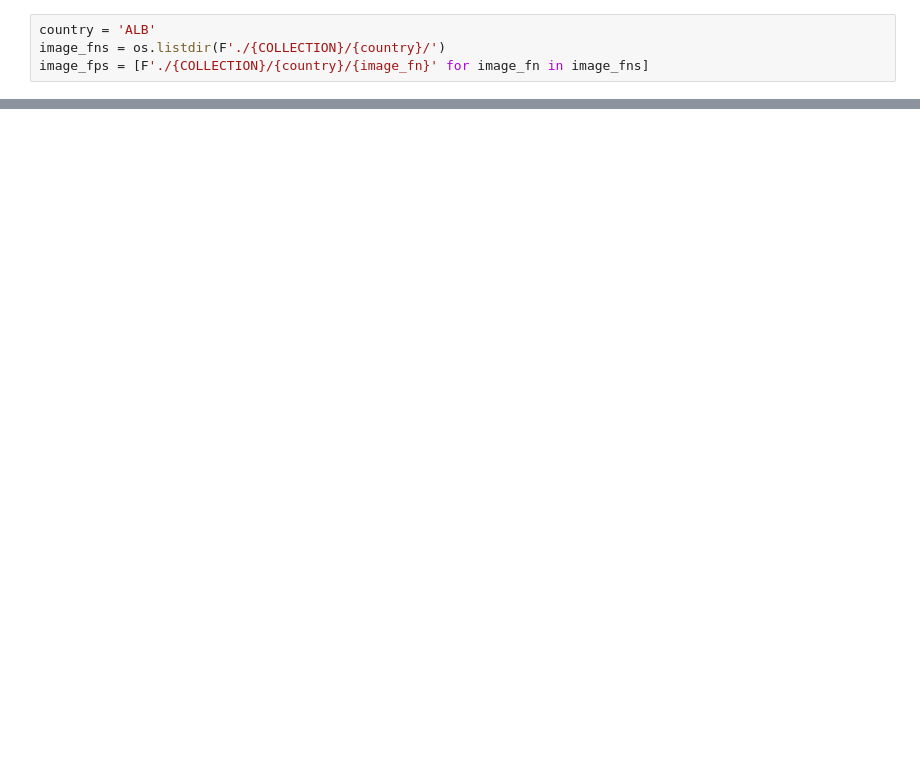
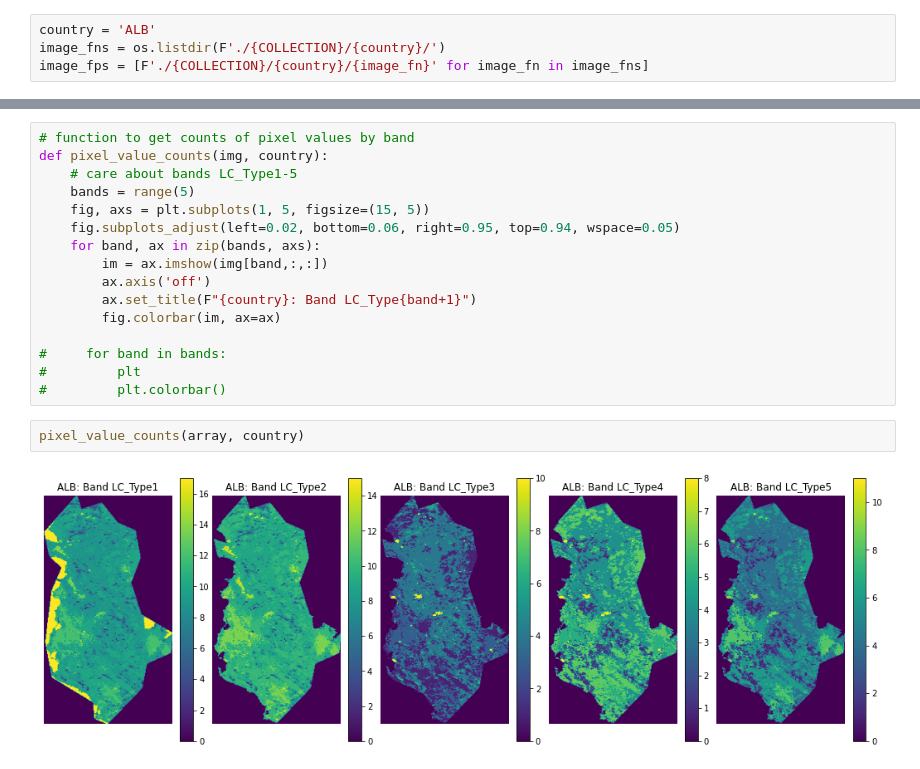
Before and after one commit to gracemitch/omdena-wri, a Jupyter notebook: analysis/MODIS_land_cover.ipynb, the cells around one changed output, grey strips where cells are left out. Saved outputs shown, nothing was run; the diff lists cells and outputs as text; blank space fills up the shorter version.

```diff
--- a/analysis/MODIS_land_cover.ipynb
+++ b/analysis/MODIS_land_cover.ipynb
@@ -34,0 +47,20 @@ ModuleNotFoundError: No module named '_gdal_array'
+# %%
+# function to get counts of pixel values by band
+def pixel_value_counts(img, country):
+    # care about bands LC_Type1-5
+    bands = range(5)
+    fig, axs = plt.subplots(1, 5, figsize=(15, 5))
+    fig.subplots_adjust(left=0.02, bottom=0.06, right=0.95, top=0.94, wspace=0.05)
+    for band, ax in zip(bands, axs):
+        im = ax.imshow(img[band,:,:])
+        ax.axis('off')
+        ax.set_title(F"{country}: Band LC_Type{band+1}")
+        fig.colorbar(im, ax=ax)
+
+#     for band in bands:
+#         plt
+#         plt.colorbar()
+# %%
+pixel_value_counts(array, country)
+# %% [output]
+[figure, added]
```
Also changed, not shown: parts of 7 cells of this notebook, 1 other file.
